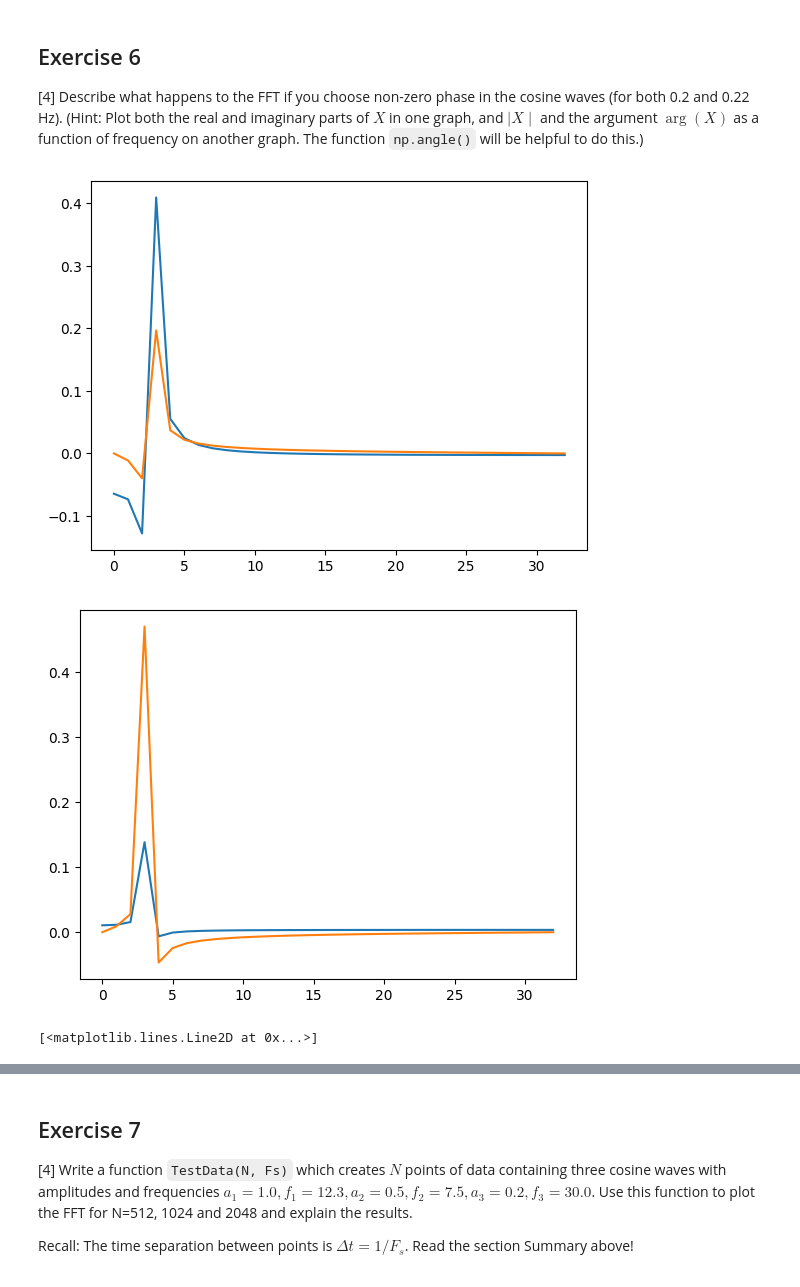
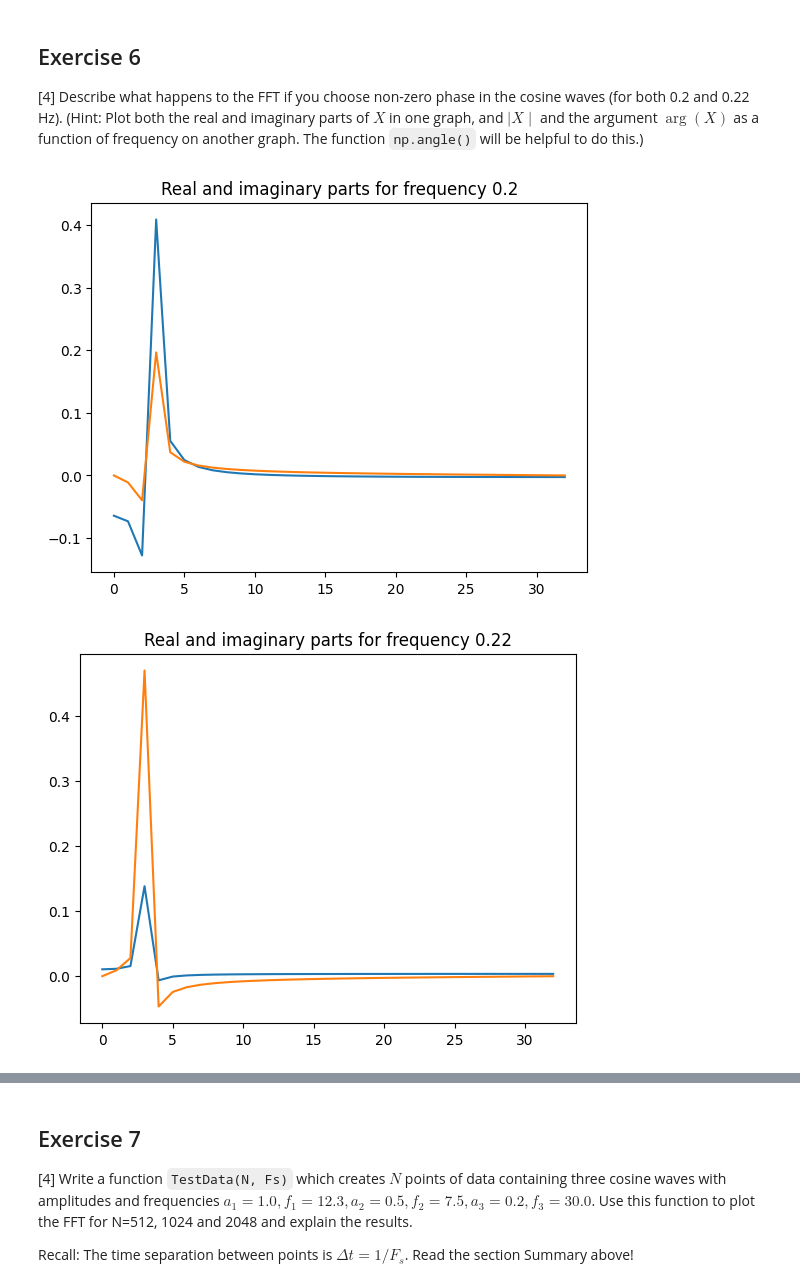
Before and after one commit to PX2145-2025/week-10-b-beckylorden, a Jupyter notebook: FFT.ipynb, the cells around one changed output, grey strips where cells are left out. Drawn from its saved outputs; the diff is of its cells as text; code cells hidden in the pictures.

```diff
--- a/FFT.ipynb
+++ b/FFT.ipynb
@@ -538,33 +541,42 @@ def Spectrum1(x, Fs):
 N = 64
 tau = 14
 Fs = N/tau
 t = np.linspace(0,tau, N, endpoint=False)
 phase_difference = np.pi/3
 
 #for frequency 0.2
 f = 0.2 # frequency in Hz
 x = np.cos(2*np.pi*f*t+phase_difference) # create x array, amplitude 1.0
 freq, X = Spectrum1(x,Fs)
 
 #for frequency 0.22
 f2 = 0.22 # frequency in Hz
 x2 = np.cos(2*np.pi*f2*t+phase_difference) # create x array, amplitude 1.0
 freq2, X2 = Spectrum1(x2,Fs)
 
 #plotting real and imaginary parts for frequency 0.2
 plt.plot(X.real)
 plt.plot(X.imag)
+plt.title("Real and imaginary parts for frequency 0.2")
 plt.show()
 
 #plotting real and imaginary parts for frequency 0.22
 plt.plot(X2.real)
 plt.plot(X2.imag)
+plt.title("Real and imaginary parts for frequency 0.22")
 plt.show()
 
 #plotting X and arguement of X against frequency for 0.2
 plt.plot(freq, np.abs(X))
+plt.title("X and arguement of X for 0.2")
 plt.plot(freq, np.angle(X))
+plt.show()
+
+#plotting X and arguement of X against frequency for 0.22
+plt.plot(freq2, np.abs(X2))
+plt.plot(freq2, np.angle(X2))
+plt.title("X and arguement of X for 0.22")
+plt.show()
 # %% [output]
-[figure, old version]
+[figure, new version]
-[figure, old version]
+[figure, new version]
-[<matplotlib.lines.Line2D at 0x...>]
```
Also changed, not shown: parts of 6 cells of this notebook.
